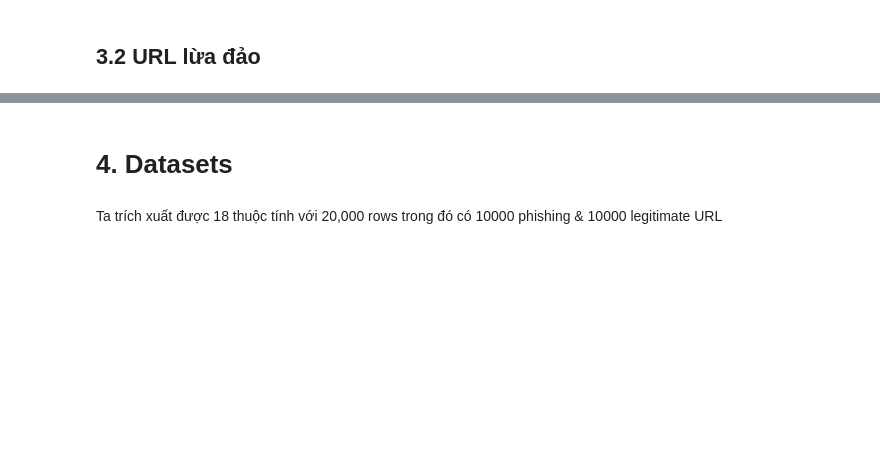
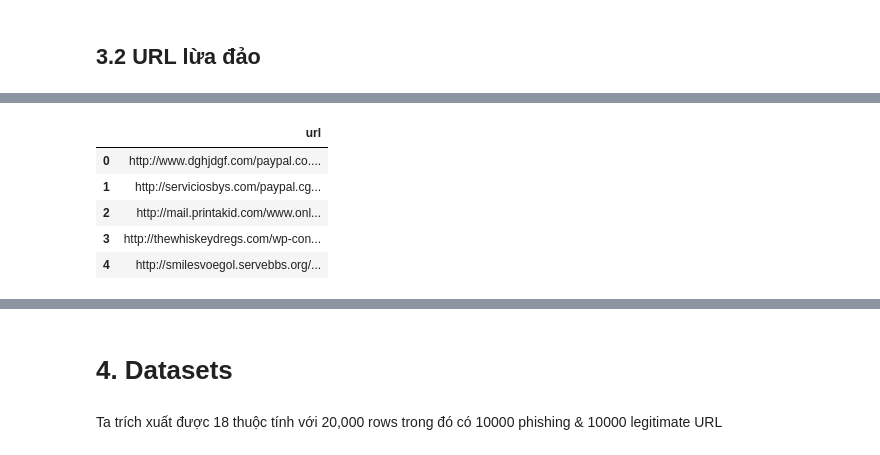
Before and after one commit to keandk/ML-lab, a Jupyter notebook: Lab4/Lab_4.ipynb, the cells around one changed output, grey strips where cells are left out. Saved outputs shown, nothing was run; the diff lists cells and outputs as text; code cells hidden in the pictures; blank space fills up the shorter version.

```diff
--- a/Lab4/Lab_4.ipynb
+++ b/Lab4/Lab_4.ipynb
@@ -911,0 +992,10 @@ for i in range(0, 10000):
+# %%
+temp = pd.read_csv(data_dir + "List_Phishing_URL.csv")
+temp.head()
+# %% [output]
+|  | url |
+| 0 | http://www.dghjdgf.com/paypal.co.... |
+| 1 | http://serviciosbys.com/paypal.cg... |
+| 2 | http://mail.printakid.com/www.onl... |
+| 3 | http://thewhiskeydregs.com/wp-con... |
+| 4 | http://smilesvoegol.servebbs.org/... |
```
Also changed, not shown: parts of 26 cells of this notebook, 5 other files.
